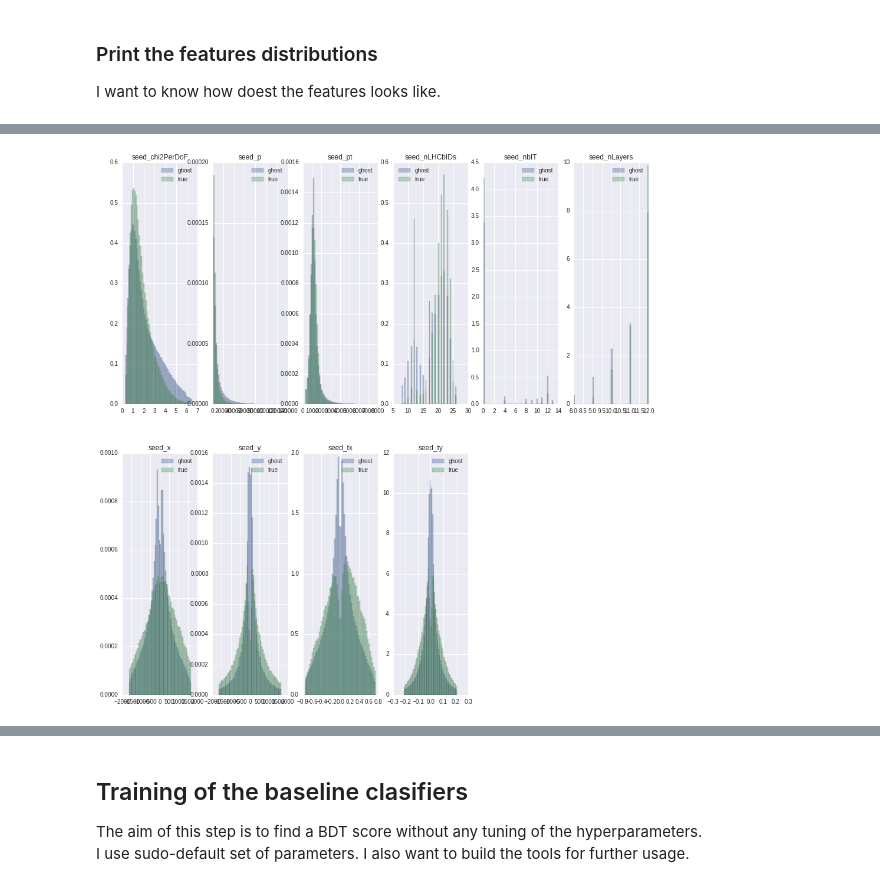
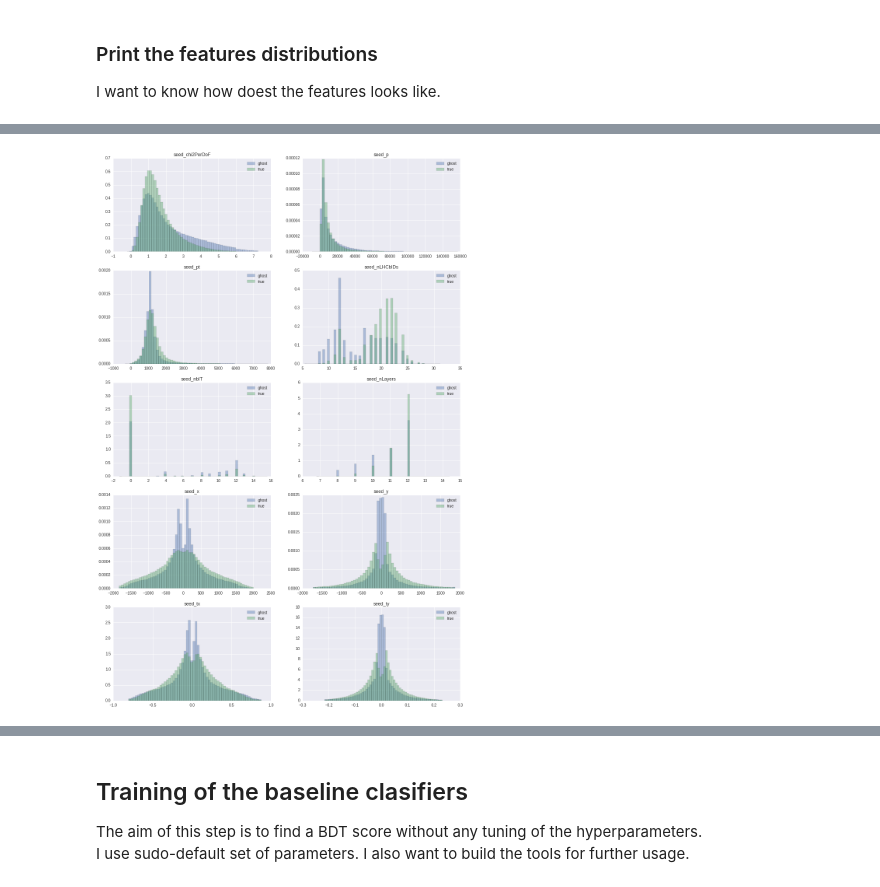
Before and after one commit to adendek/DownstreamTracking, a Jupyter notebook: SeedClassifier/Baseline-BDT.ipynb, the cells around one changed output, grey strips where cells are left out. Drawn from its saved outputs; the diff is of its cells as text; code cells hidden in the pictures.

Commit message:
update seed classifier notebooks

```diff
--- a/SeedClassifier/Baseline-BDT.ipynb
+++ b/SeedClassifier/Baseline-BDT.ipynb
@@ -50,10 +81,16 @@ To obtain this goal I will use **root_numpy**, that allows me to convert root NT
 # %%
-root_file = ROOT.TFile("datasets/Brunel_test_30kev.root")
+root_file = ROOT.TFile(training_file_name)
 root_file.cd("ToolSvc.PatDebugTTTruthTool")
 tree = ROOT.gDirectory.Get("DownstreamSeedDebugTuple")
 data = pd.DataFrame(root_numpy.tree2array(tree))
 
-target = data.is_true_seed
-features = data.drop("is_true_seed", axis=1).astype(numpy.float64)
-data.head()
+features = data.drop(["is_true_seed","has_MCParticle",
+                      "is_downstream_reconstructible",
+                      "has_MCParticle_not_electron",
+                     "is_downstream_reconstructible_not_electron",
+                     "seed_mva_value"] , axis=1).astype(numpy.float64)
+
+target = data.is_downstream_reconstructible
+
+features.head()
 # %% [output]
@@ -86,9 +123,11 @@ def print_features_histograms(features, target):
     fig = plt.figure(figsize=(16,  25))
     for n, feature in enumerate(features):
         # add sub plot on our figure
-        ax = fig.add_subplot(features.shape[1] // 5 + 1, 6, n + 1)
+        ax = fig.add_subplot(features.shape[1] // 2, 2, n + 1)
         # define range for histograms by cutting 1% of data from both ends
         min_value, max_value = numpy.percentile(features[feature], [1, 99])
+        min_value-=0.1*max_value
+        max_value+=0.2*max_value
         ax.hist(features.ix[target == 0, feature].values, range=(min_value, max_value),
                  label='ghost', **hist_params)
         ax.hist(features.ix[target == 1, feature].values, range=(min_value, max_value),
@@ -97,6 +136,6 @@ def print_features_histograms(features, target):
 
         ax.set_title(feature)
 # %%
-print_features_histograms(features, data.is_true_seed)
+print_features_histograms(features, target)
 # %% [output]
-[figure, old version]
+[figure, new version]
```
Also changed, not shown: parts of 34 cells of this notebook, 2 other files.
